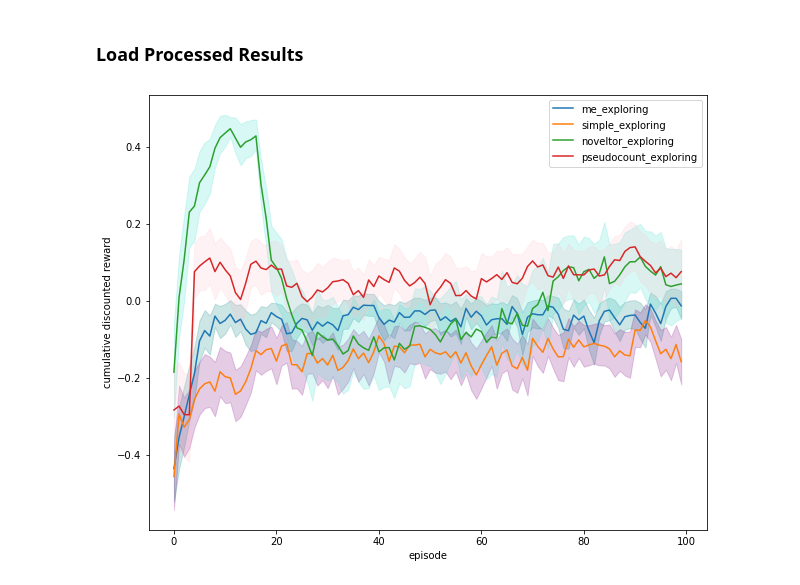
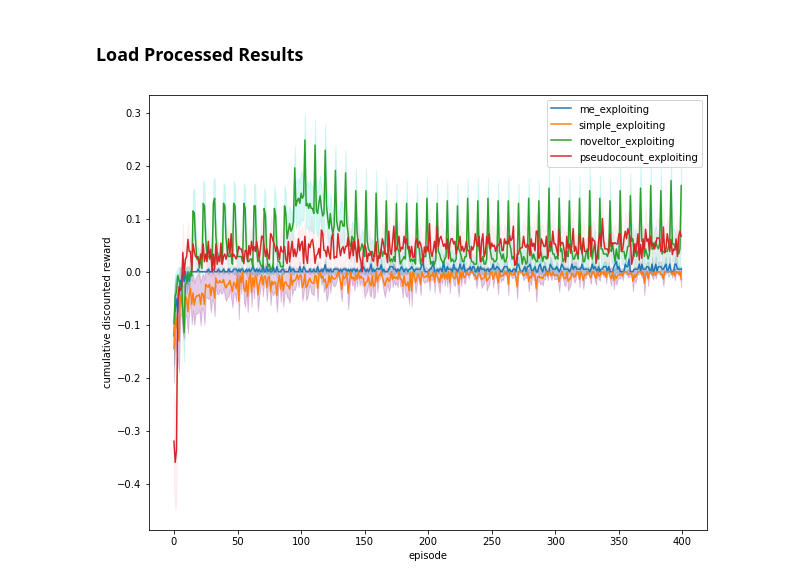
Before and after one commit to CCarissimo/RapidRL, a Jupyter notebook: run_epochs.ipynb, the cells around one changed output. Drawn from its saved outputs; the diff is of its cells as text; code cells hidden in the pictures.

```diff
--- a/run_epochs.ipynb
+++ b/run_epochs.ipynb
@@ -236,7 +236,7 @@ Yg = np.transpose(yCIg)
 # %%
 results = (yn, yCIn, Yn, yg, yCIg, Yg)
 # %%
-with open ('Results/results_pseudocount_willemsen_exploit', 'wb') as file:
+with open ('Results/results_noveltor_willemsen_adjusted', 'wb') as file:
     cPickle.dump(results, file)
 # %%
 %matplotlib inline
@@ -267,13 +267,13 @@ plt.show()
 with open ('Results/results_simpleq_willemsen_exploit', 'rb') as file:
     simple = cPickle.load(file)
 # %%
-with open ('Results/results_meq_willemsen_exploit', 'rb') as file:
+with open ('Results/results_meq_willemsen_adjusted', 'rb') as file:
     me = cPickle.load(file)
 # %%
-with open ('Results/results_noveltor_willemsen_exploit', 'rb') as file:
+with open ('Results/results_noveltor_willemsen_adjusted', 'rb') as file:
     nov = cPickle.load(file)
 # %%
-with open ('Results/results_pseudocount_willemsen_exploit', 'rb') as file:
+with open ('Results/results_pseudocount_willemsen_adjusted', 'rb') as file:
     pse = cPickle.load(file)
 # %%
 # pickled_file = (yn, yCIn, Yn, yg, yCIg, Yg)
@@ -281,8 +281,8 @@ with open ('Results/results_pseudocount_willemsen_exploit', 'rb') as file:
 %matplotlib inline
 
 fig, ax = plt.subplots(figsize=(10,8))
-explore = True
-lim = (0, 100)
+explore = False
+lim = (0, 400)
 
 x = np.arange(lim[0], lim[1], 1)
 
@@ -290,32 +290,32 @@ if explore:
     plt.plot(x, me[0][lim[0]:lim[1]], label='me_exploring')
     ax.fill_between(x, me[2][0, lim[0]:lim[1]], me[2][1, lim[0]:lim[1]], color='teal', alpha=.2)
 
     plt.plot(x, simple[0][lim[0]:lim[1]], label='simple_exploring')
     ax.fill_between(x, simple[2][0, lim[0]:lim[1]], simple[2][1, lim[0]:lim[1]], color='purple', alpha=.2)
 
     plt.plot(x, nov[0][lim[0]:lim[1]], label='noveltor_exploring')
     ax.fill_between(x, nov[2][0, lim[0]:lim[1]], nov[2][1, lim[0]:lim[1]], color='turquoise', alpha=.2)
 
     plt.plot(x, pse[0][lim[0]:lim[1]], label='pseudocount_exploring')
     ax.fill_between(x, pse[2][0, lim[0]:lim[1]], pse[2][1, lim[0]:lim[1]], color='pink', alpha=.2)
 else:
     plt.plot(x, me[3][lim[0]:lim[1]], label='me_exploiting')
     ax.fill_between(x, me[5][0, lim[0]:lim[1]], me[5][1, lim[0]:lim[1]], color='teal', alpha=.2)
 
     plt.plot(x, simple[3][lim[0]:lim[1]], label='simple_exploiting')
     ax.fill_between(x, simple[5][0, lim[0]:lim[1]], simple[5][1, lim[0]:lim[1]], color='purple', alpha=.2)
 
     plt.plot(x, nov[3][lim[0]:lim[1]], label='noveltor_exploiting')
     ax.fill_between(x, nov[5][0, lim[0]:lim[1]], nov[5][1, lim[0]:lim[1]], color='turquoise', alpha=.2)
 
     plt.plot(x, pse[3][lim[0]:lim[1]], label='pseudocount_exploiting')
     ax.fill_between(x, pse[5][0, lim[0]:lim[1]], pse[5][1, lim[0]:lim[1]], color='pink', alpha=.2)
 
 plt.ylabel('cumulative discounted reward')
 plt.xlabel('episode')
 
 plt.legend()
-plt.savefig(f'results/combined_%s_WILLEMSEN_n[%i_to_%i]_alpha[0.1]_gamma[0.9]_batch[10]_weights[exp_size_corrected]_exploit[True].png' % ('explore' if explore else 'exploit', lim[0], lim[1]))
+plt.savefig(f'results/combined_adjusted_%s_WILLEMSEN_n[%i_to_%i]_alpha[0.1]_gamma[0.9]_batch[10]_weights[exp_size_corrected]_exploit[True].png' % ('explore' if explore else 'exploit', lim[0], lim[1]))
 plt.show()
 # %% [output]
-[figure, old version]
+[figure, new version]
```
Also changed, not shown: parts of 1 cell of this notebook, 5 other files.
